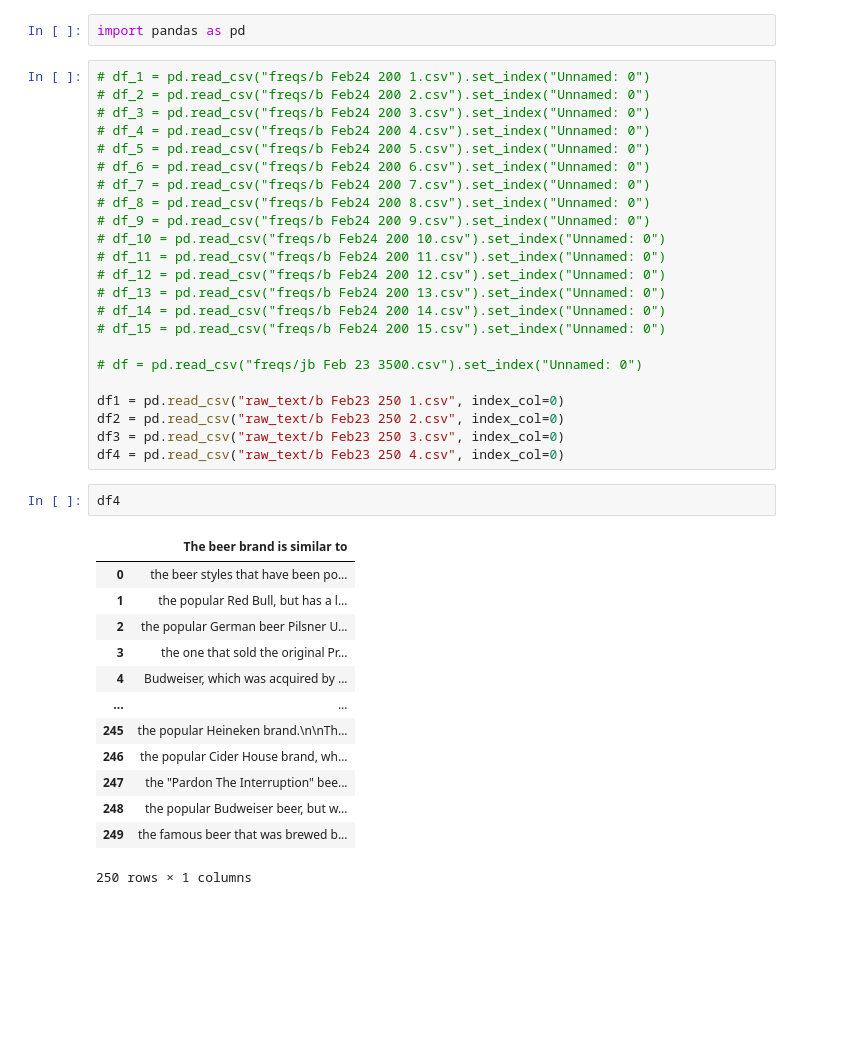
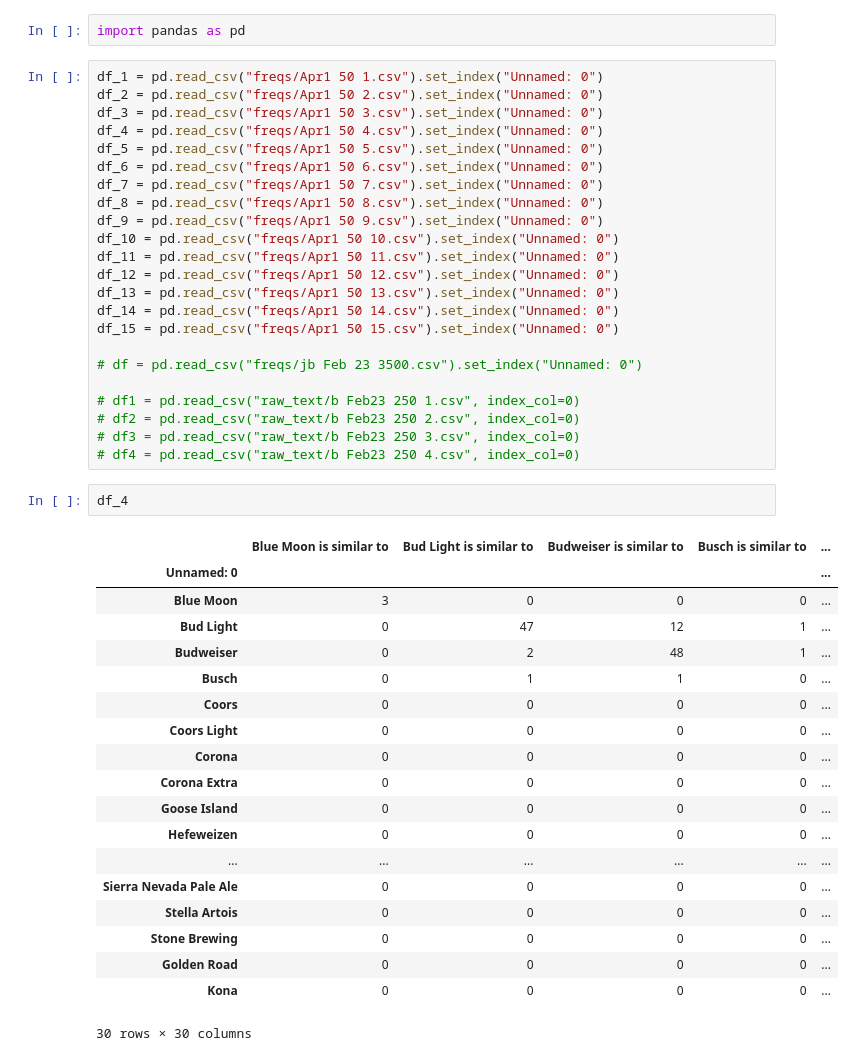
Before and after one commit to albtang/Katona-AI-Research, a Jupyter notebook: src/beer_data/Merger.ipynb, the cells around one changed output. Cells and saved outputs as stored; diff of their text form; blank space fills up the shorter version.

```diff
--- a/src/beer_data/Merger.ipynb
+++ b/src/beer_data/Merger.ipynb
@@ -1,42 +1,48 @@
 # %%
 import pandas as pd
 # %%
-# df_1 = pd.read_csv("freqs/b Feb24 200 1.csv").set_index("Unnamed: 0")
-# df_2 = pd.read_csv("freqs/b Feb24 200 2.csv").set_index("Unnamed: 0")
-# df_3 = pd.read_csv("freqs/b Feb24 200 3.csv").set_index("Unnamed: 0")
-# df_4 = pd.read_csv("freqs/b Feb24 200 4.csv").set_index("Unnamed: 0")
-# df_5 = pd.read_csv("freqs/b Feb24 200 5.csv").set_index("Unnamed: 0")
-# df_6 = pd.read_csv("freqs/b Feb24 200 6.csv").set_index("Unnamed: 0")
-# df_7 = pd.read_csv("freqs/b Feb24 200 7.csv").set_index("Unnamed: 0")
-# df_8 = pd.read_csv("freqs/b Feb24 200 8.csv").set_index("Unnamed: 0")
-# df_9 = pd.read_csv("freqs/b Feb24 200 9.csv").set_index("Unnamed: 0")
-# df_10 = pd.read_csv("freqs/b Feb24 200 10.csv").set_index("Unnamed: 0")
-# df_11 = pd.read_csv("freqs/b Feb24 200 11.csv").set_index("Unnamed: 0")
-# df_12 = pd.read_csv("freqs/b Feb24 200 12.csv").set_index("Unnamed: 0")
-# df_13 = pd.read_csv("freqs/b Feb24 200 13.csv").set_index("Unnamed: 0")
-# df_14 = pd.read_csv("freqs/b Feb24 200 14.csv").set_index("Unnamed: 0")
-# df_15 = pd.read_csv("freqs/b Feb24 200 15.csv").set_index("Unnamed: 0")
+df_1 = pd.read_csv("freqs/Apr1 50 1.csv").set_index("Unnamed: 0")
+df_2 = pd.read_csv("freqs/Apr1 50 2.csv").set_index("Unnamed: 0")
+df_3 = pd.read_csv("freqs/Apr1 50 3.csv").set_index("Unnamed: 0")
+df_4 = pd.read_csv("freqs/Apr1 50 4.csv").set_index("Unnamed: 0")
+df_5 = pd.read_csv("freqs/Apr1 50 5.csv").set_index("Unnamed: 0")
+df_6 = pd.read_csv("freqs/Apr1 50 6.csv").set_index("Unnamed: 0")
+df_7 = pd.read_csv("freqs/Apr1 50 7.csv").set_index("Unnamed: 0")
+df_8 = pd.read_csv("freqs/Apr1 50 8.csv").set_index("Unnamed: 0")
+df_9 = pd.read_csv("freqs/Apr1 50 9.csv").set_index("Unnamed: 0")
+df_10 = pd.read_csv("freqs/Apr1 50 10.csv").set_index("Unnamed: 0")
+df_11 = pd.read_csv("freqs/Apr1 50 11.csv").set_index("Unnamed: 0")
+df_12 = pd.read_csv("freqs/Apr1 50 12.csv").set_index("Unnamed: 0")
+df_13 = pd.read_csv("freqs/Apr1 50 13.csv").set_index("Unnamed: 0")
+df_14 = pd.read_csv("freqs/Apr1 50 14.csv").set_index("Unnamed: 0")
+df_15 = pd.read_csv("freqs/Apr1 50 15.csv").set_index("Unnamed: 0")
 
 # df = pd.read_csv("freqs/jb Feb 23 3500.csv").set_index("Unnamed: 0")
 
-df1 = pd.read_csv("raw_text/b Feb23 250 1.csv", index_col=0)
-df2 = pd.read_csv("raw_text/b Feb23 250 2.csv", index_col=0)
-df3 = pd.read_csv("raw_text/b Feb23 250 3.csv", index_col=0)
-df4 = pd.read_csv("raw_text/b Feb23 250 4.csv", index_col=0)
+# df1 = pd.read_csv("raw_text/b Feb23 250 1.csv", index_col=0)
+# df2 = pd.read_csv("raw_text/b Feb23 250 2.csv", index_col=0)
+# df3 = pd.read_csv("raw_text/b Feb23 250 3.csv", index_col=0)
+# df4 = pd.read_csv("raw_text/b Feb23 250 4.csv", index_col=0)
-# %%
-df4
-# %% [output]
-|  | The beer brand is similar to |
-| 0 | the beer styles that have been po... |
-| 1 | the popular Red Bull, but has a l... |
-| 2 | the popular German beer Pilsner U... |
-| 3 | the one that sold the original Pr... |
-| 4 | Budweiser, which was acquired by ... |
-| ... | ... |
-| 245 | the popular Heineken brand.\n\nTh... |
-| 246 | the popular Cider House brand, wh... |
-| 247 | the "Pardon The Interruption" bee... |
-| 248 | the popular Budweiser beer, but w... |
-| 249 | the famous beer that was brewed b... |
-250 rows × 1 columns
+# %%
+df_4
+# %% [output]
+|  | Blue Moon is similar to | Bud Light is similar to | Budweiser is similar to | Busch is similar to | ... |
+| Unnamed: 0 |  |  |  |  | ... |
+| Blue Moon | 3 | 0 | 0 | 0 | ... |
+| Bud Light | 0 | 47 | 12 | 1 | ... |
+| Budweiser | 0 | 2 | 48 | 1 | ... |
+| Busch | 0 | 1 | 1 | 0 | ... |
+| Coors | 0 | 0 | 0 | 0 | ... |
+| Coors Light | 0 | 0 | 0 | 0 | ... |
+| Corona | 0 | 0 | 0 | 0 | ... |
+| Corona Extra | 0 | 0 | 0 | 0 | ... |
+| Goose Island | 0 | 0 | 0 | 0 | ... |
+| Hefeweizen | 0 | 0 | 0 | 0 | ... |
+| ... | ... | ... | ... | ... | ... |
+| Sierra Nevada Pale Ale | 0 | 0 | 0 | 0 | ... |
+| Stella Artois | 0 | 0 | 0 | 0 | ... |
+| Stone Brewing | 0 | 0 | 0 | 0 | ... |
+| Golden Road | 0 | 0 | 0 | 0 | ... |
+| Kona | 0 | 0 | 0 | 0 | ... |
+30 rows × 30 columns
 # %%
```
Also changed, not shown: parts of 6 cells of this notebook, 1 other file.
